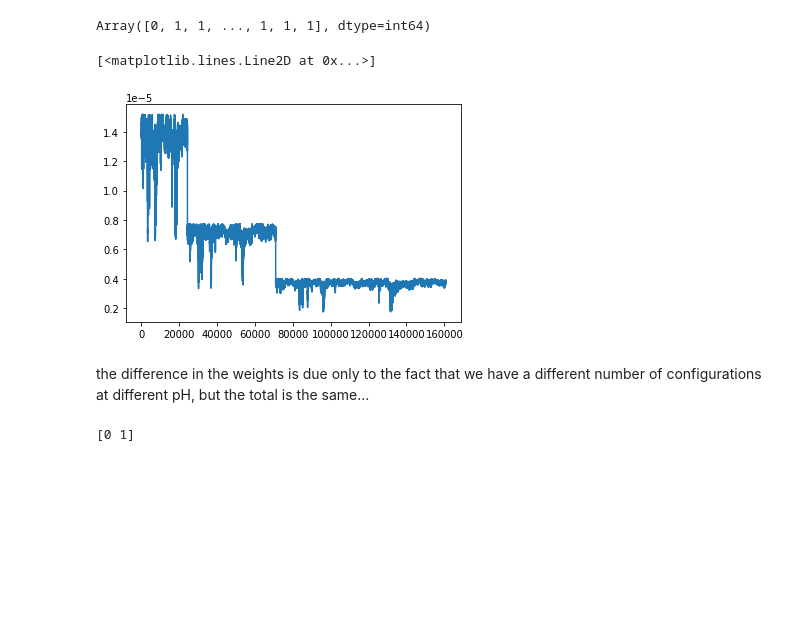
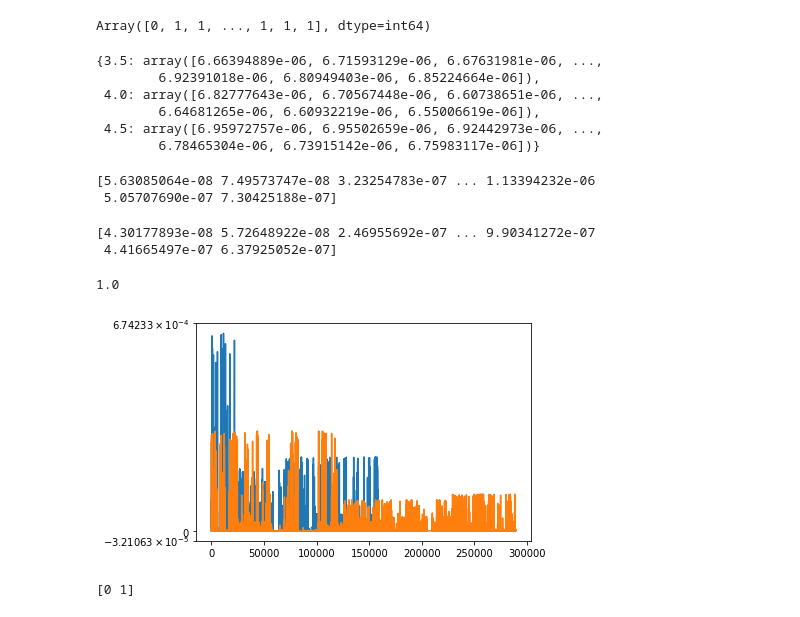
Before and after one commit to Tomfersil/pH-integration, a Jupyter notebook: ph_refine.ipynb, the cells around one changed output. Drawn from its saved outputs; the diff is of its cells as text; code cells hidden in the pictures; blank space fills up the shorter version.

```diff
--- a/ph_refine.ipynb
+++ b/ph_refine.ipynb
@@ -646,3 +690,22 @@ Array([0, 1, 1, ..., 1, 1, 1], dtype=int64)
 ns_prot = data.ns_prot
 # %%
 import numpy as np
+# %%
+weights = {}
+tot = {}
+
+for ph in ph_vals:
+    weights[ph] = np.exp(np.array(bias[ph])/300)  # is it correct?? fix it!!
+    weights[ph] /= np.sum(weights[ph])
+    tot[ph] = {}
+    for n in ns_prot:
+        tot[ph][int(n)] = np.sum(weights[ph][ns[ph] == n])
+
+weights
+# %% [output]
+{3.5: array([6.66394889e-06, 6.71593129e-06, 6.67631981e-06, ...,
+        6.92391018e-06, 6.80949403e-06, 6.85224664e-06]),
+ 4.0: array([6.82777643e-06, 6.70567448e-06, 6.60738651e-06, ...,
+        6.64681265e-06, 6.60932219e-06, 6.55006619e-06]),
+ 4.5: array([6.95972757e-06, 6.95502659e-06, 6.92442973e-06, ...,
+        6.78465304e-06, 6.73915142e-06, 6.75983117e-06])}
@@ -649,32 +732,53 @@ import numpy as np
 # %%
-bias[3.5]
+# compute weights from well-tempered metadynamics
+eff_beta = 0.4
 
 weights = {}
-tot = {}
 
 for ph in ph_vals:
-    weights[ph] = np.exp(np.array(bias[3.5])/300)  # is it correct?? fix it!!
-    weights[ph] /= np.sum(weights[ph])
-    tot[ph] = {}
-    for n in ns_prot:
-        tot[ph][int(n)] = np.sum(weights[ph][ns[ph] == n])
+    weights[ph] = np.exp(eff_beta*np.array(bias[ph]))
+    # weights[ph] /= np.sum(weights[ph])
+
+# collect configurations at fixed protonation state
+is_equal_contribution = False
+if is_equal_contribution: tot = {}
+
+for ph in ph_vals:
+    if is_equal_contribution:
+        tot[ph] = {}
+        for n in ns_prot:
+            tot[ph][int(n)] = np.sum(weights[ph][ns[ph] == n])
 
 prot_weights = []
 
 for n_prot in ns_prot:
     prot_weights.append([])
     for ph in ph_vals:
-        vals = weights[ph][ns[ph] == n_prot]/tot[ph][int(n_prot)]
+        vals = weights[ph][ns[ph] == n_prot]
+        if is_equal_contribution: vals /= tot[ph][int(n_prot)]
         prot_weights[-1].extend(vals)
     prot_weights[-1] = np.array(prot_weights[-1])
     prot_weights[-1] /= np.sum(prot_weights[-1])
+# %%
+print(prot_weights[0])
+# %% [output]
+[5.63085064e-08 7.49573747e-08 3.23254783e-07 ... 1.13394232e-06
+ 5.05707690e-07 7.30425188e-07]
 # %%
 plt.plot(prot_weights[0])
+
+print(prot_weights[0])
+
+plt.plot(prot_weights[1])
+
+plt.yscale('symlog')
+
+np.sum(prot_weights[1])
 # %% [output]
-[<matplotlib.lines.Line2D at 0x...>]
+[4.30177893e-08 5.72648922e-08 2.46955692e-07 ... 9.90341272e-07
+ 4.41665497e-07 6.37925052e-07]
+1.0
-[figure, old version]
+[figure, new version]
-# %% [markdown]
-the difference in the weights is due only to the fact that we have a different number of configurations at different pH, but the total is the same...
 # %%
 for ph in ns.keys(): ns[ph] = np.array(ns[ph])
 
```
Also changed, not shown: parts of 9 cells of this notebook.
